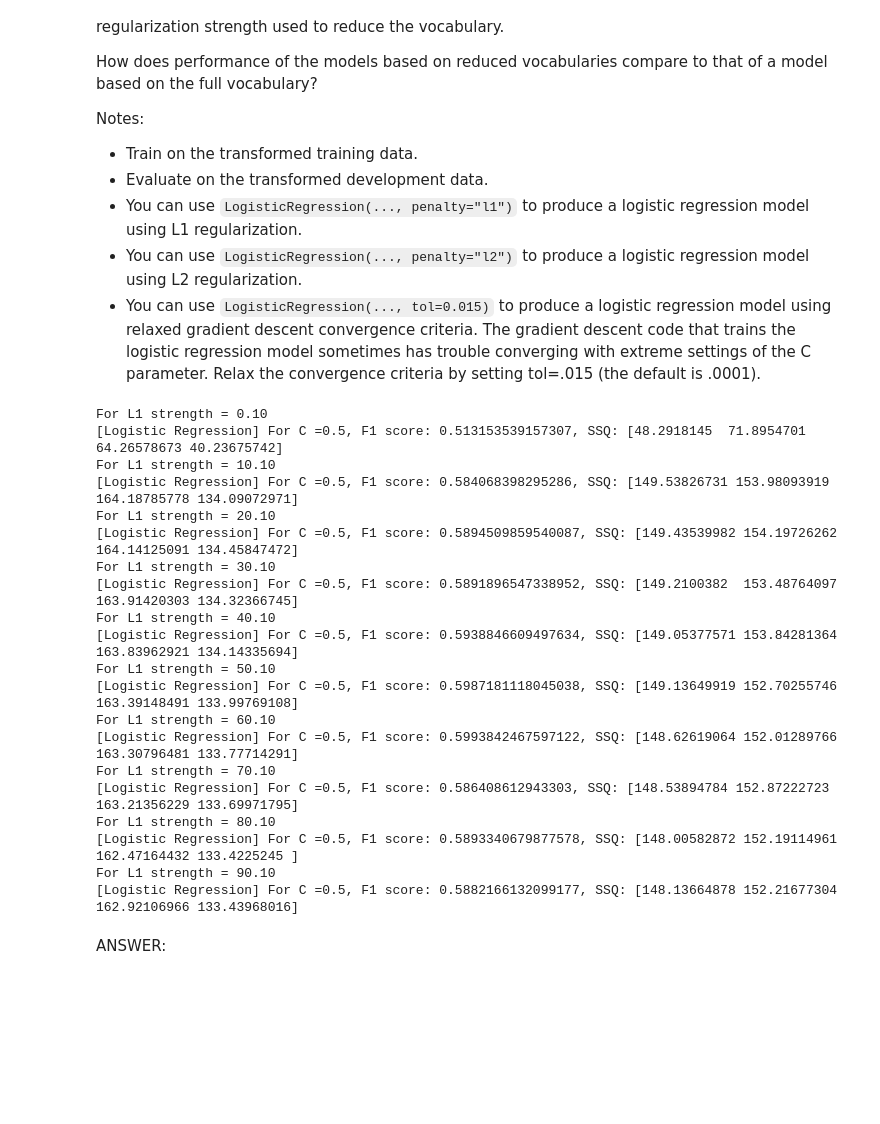
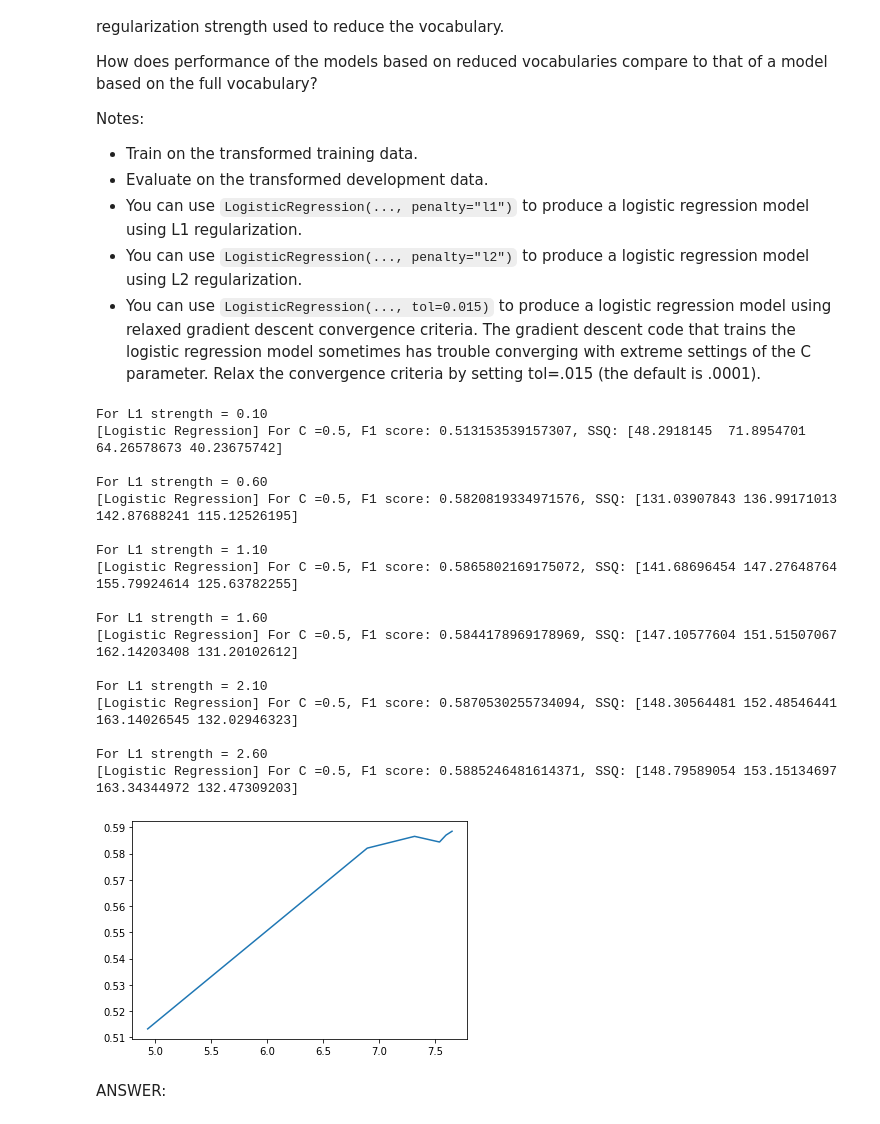
Before and after one commit to abhisha1991/w207_hw2, a Jupyter notebook: Abhi_Sharma_p2.ipynb, the cells around one changed output. Cells and saved outputs as stored; diff of their text form; code cells hidden in the pictures; blank space fills up the shorter version.

```diff
--- a/Abhi_Sharma_p2.ipynb
+++ b/Abhi_Sharma_p2.ipynb
@@ -545,6 +546,7 @@ Notes:
 import math
 
 def P6(c_l1=0.5, c_l2=0.5, ngram_range_param=(2,2), verbose=True):
+    print()
     print(color.BOLD + color.RED + "For L1 strength = {:.2f}".format(c_l1) + color.END)
     # Keep this random seed here to make comparison easier.
     np.random.seed(0)
@@ -565,53 +567,58 @@ def P6(c_l1=0.5, c_l2=0.5, ngram_range_param=(2,2), verbose=True):
     vocab = []
     # not optimal method, but we need to get the ngrams (features) corresponding to the indices
     for k,v in vec.vocabulary_.items():
         if v in indices:
             vocab.append(k)
 
     # build the new features with this vocab
     vec = CountVectorizer(ngram_range=ngram_range_param, vocabulary=vocab)
     vec_result_train = vec.fit_transform(train_data)
 
     vec1 = CountVectorizer(ngram_range=ngram_range_param, vocabulary=vec.get_feature_names())
     vec_result_dev = vec1.transform(dev_data)
 
+    # train the l2 logit
     logit_result = logistic_reg_helper([c_l2], vec_result_train.toarray(), vec_result_dev.toarray(), train_labels, dev_labels)
 
     # return the metrics as needed - L1 strength, f1 score, vocab len, log vocab len
     result = [c_l1, logit_result[c_l2][0], len(vocab), math.log(len(vocab))]
     if verbose:
         print("[F1 score] {0}".format(result[1]))
         print("[Vocab Length] {0}".format(result[2]))
         print("[Log Vocab Length] {0}".format(result[3]))
         print()
 
     return result
 
 
-plot = []
+f1_chart = []
+vocab_len = []
 for i in np.arange(.1, 3, 0.5):
-    P6(c_l1=i, verbose=False)
+    [c_l1, f1, len_vocab, log_len_vocab] = P6(c_l1=i, verbose=False)
+    f1_chart.append(f1)
+    vocab_len.append(log_len_vocab)
+
+plt.plot(vocab_len, f1_chart)
+plt.show()
 # %% [output]
 For L1 strength = 0.10
 [Logistic Regression] For C =0.5, F1 score: 0.513153539157307, SSQ: [48.2918145  71.8954701  64.26578673 40.23675742]
-For L1 strength = 10.10
-[Logistic Regression] For C =0.5, F1 score: 0.584068398295286, SSQ: [149.53826731 153.98093919 164.18785778 134.09072971]
-For L1 strength = 20.10
-[Logistic Regression] For C =0.5, F1 score: 0.5894509859540087, SSQ: [149.43539982 154.19726262 164.14125091 134.45847472]
-For L1 strength = 30.10
-[Logistic Regression] For C =0.5, F1 score: 0.5891896547338952, SSQ: [149.2100382  153.48764097 163.91420303 134.32366745]
-For L1 strength = 40.10
-[Logistic Regression] For C =0.5, F1 score: 0.5938846609497634, SSQ: [149.05377571 153.84281364 163.83962921 134.14335694]
-For L1 strength = 50.10
-[Logistic Regression] For C =0.5, F1 score: 0.5987181118045038, SSQ: [149.13649919 152.70255746 163.39148491 133.99769108]
-For L1 strength = 60.10
-[Logistic Regression] For C =0.5, F1 score: 0.5993842467597122, SSQ: [148.62619064 152.01289766 163.30796481 133.77714291]
-For L1 strength = 70.10
-[Logistic Regression] For C =0.5, F1 score: 0.586408612943303, SSQ: [148.53894784 152.87222723 163.21356229 133.69971795]
-For L1 strength = 80.10
-[Logistic Regression] For C =0.5, F1 score: 0.5893340679877578, SSQ: [148.00582872 152.19114961 162.47164432 133.4225245 ]
-For L1 strength = 90.10
-[Logistic Regression] For C =0.5, F1 score: 0.5882166132099177, SSQ: [148.13664878 152.21677304 162.92106966 133.43968016]
+
+For L1 strength = 0.60
+[Logistic Regression] For C =0.5, F1 score: 0.5820819334971576, SSQ: [131.03907843 136.99171013 142.87688241 115.12526195]
+
+For L1 strength = 1.10
+[Logistic Regression] For C =0.5, F1 score: 0.5865802169175072, SSQ: [141.68696454 147.27648764 155.79924614 125.63782255]
+
+For L1 strength = 1.60
+[Logistic Regression] For C =0.5, F1 score: 0.5844178969178969, SSQ: [147.10577604 151.51507067 162.14203408 131.20102612]
+
+For L1 strength = 2.10
+[Logistic Regression] For C =0.5, F1 score: 0.5870530255734094, SSQ: [148.30564481 152.48546441 163.14026545 132.02946323]
+
+For L1 strength = 2.60
+[Logistic Regression] For C =0.5, F1 score: 0.5885246481614371, SSQ: [148.79589054 153.15134697 163.34344972 132.47309203]
+[figure, added]
 # %% [markdown]
 ANSWER:
 # %% [markdown]
```
Also changed, not shown: parts of 1 cell of this notebook.
